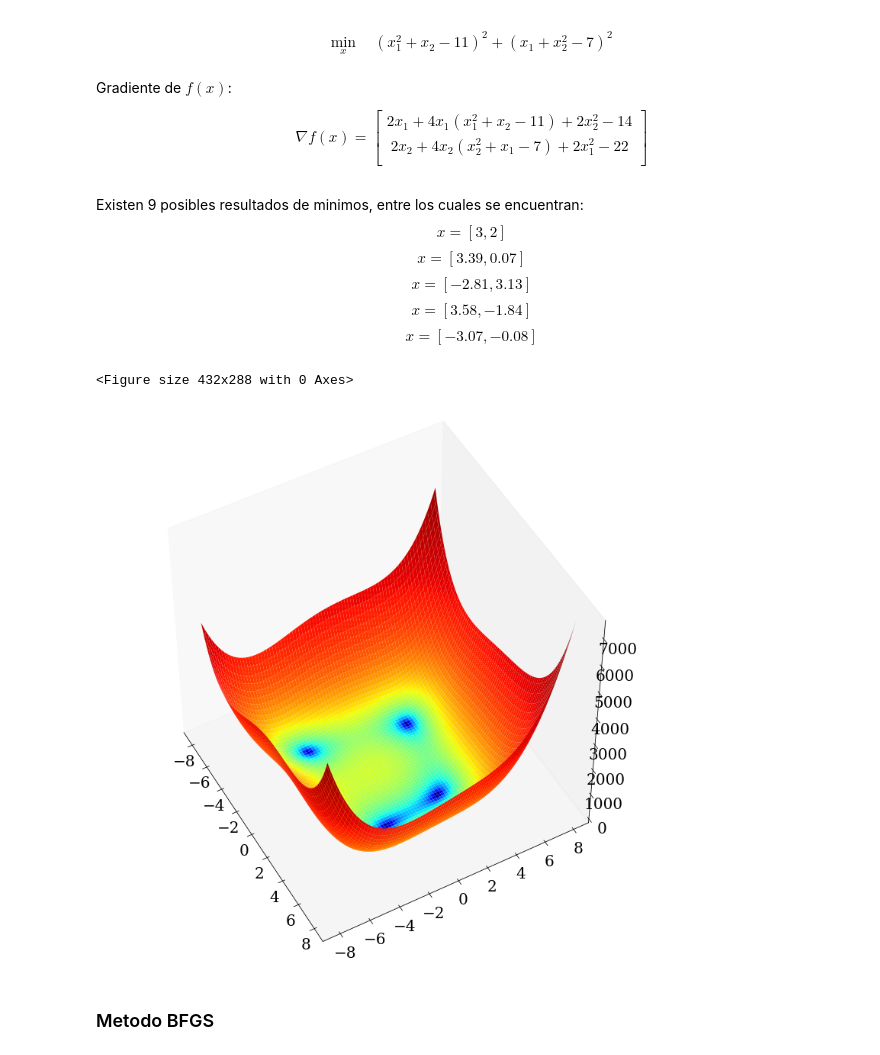
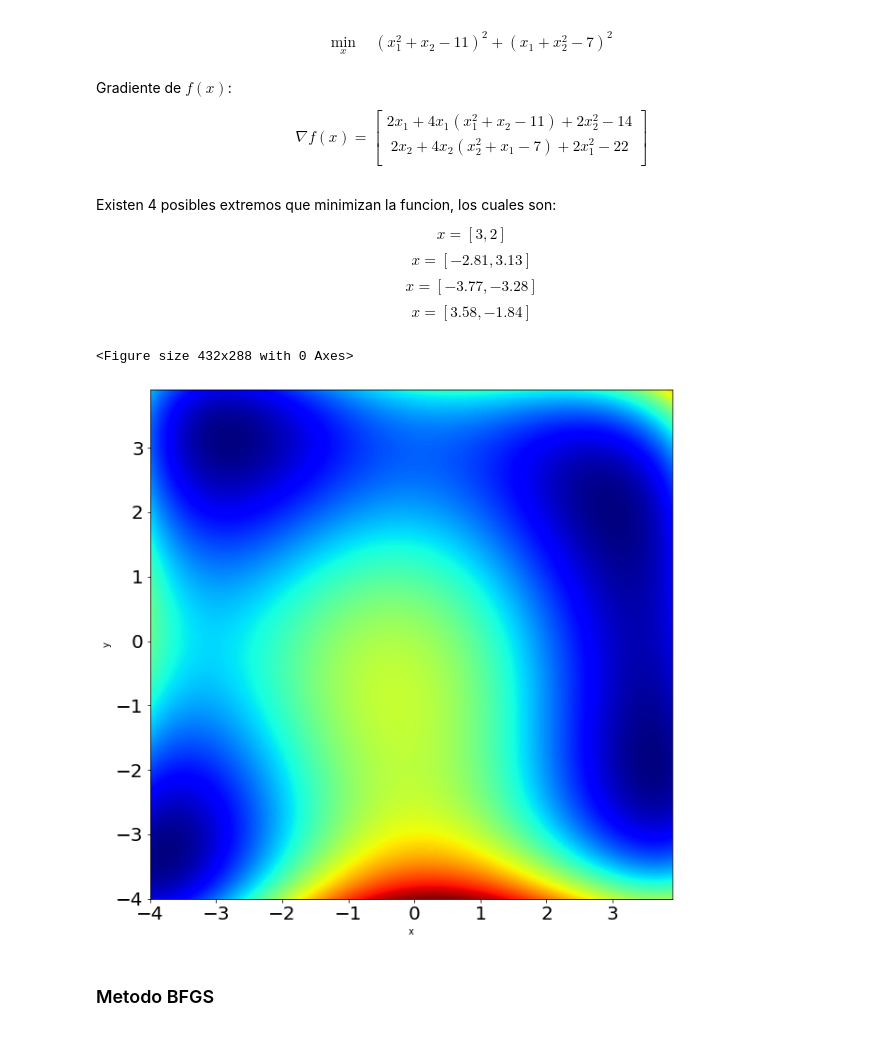
Before and after one commit to josegarciav/MMA-Thesis, a Jupyter notebook: Thesis_MMA_Jose_Garcia_Nov_2022.ipynb, the cells around one changed output. Cells and saved outputs as stored; diff of their text form; code cells hidden in the pictures.

```diff
--- a/Thesis_MMA_Jose_Garcia_Nov_2022.ipynb
+++ b/Thesis_MMA_Jose_Garcia_Nov_2022.ipynb
@@ -17,12 +17,13 @@ $$\nabla f(x) =\begin{bmatrix}
 2x_2 + 4x_2 (x_2^2 + x_1 - 7)+ 2x_1^2 - 22\\
 \end{bmatrix}$$
 # %% [markdown]
-Existen 9 posibles resultados de minimos, entre los cuales se encuentran:
+Existen 4 posibles extremos que minimizan la funcion, los cuales son:
+
+
 $$ x=[3, 2]$$
-$$ x=[3.39, 0.07]$$
 $$ x=[-2.81, 3.13]$$
+$$ x=[-3.77, -3.28]$$
 $$ x=[3.58, -1.84]$$
-$$ x=[-3.07, -0.08]$$
 # %%
 import numpy as np
 import numpy.linalg as ln
@@ -40,37 +41,37 @@ def f1(x):
 # %%
 from mpl_toolkits.mplot3d import Axes3D
 from matplotlib import cm
 from matplotlib.colors import LogNorm
 import matplotlib.pyplot as plt
 import numpy as np
 
 fig = plt.figure()
 fig, axes = plt.subplots(1, 1, sharey=True, figsize=(10, 10))
-ax = Axes3D(fig, azim = -29, elev = 49)
-X = np.arange(-8, 8, 0.1)
-Y = np.arange(-8, 8, 0.1)
+# ax = Axes3D(fig, azim = -29, elev = 49)
+X = np.arange(-4, 4, 0.1)
+Y = np.arange(-4, 4, 0.1)
 X, Y = np.meshgrid(X, Y)
 Z = (X*X+Y-11)**2 + (X+Y*Y-7)**2
-ax.plot_surface(X, Y, Z, rstride = 2, cstride = 2, norm = LogNorm(), cmap = cm.jet)
+# ax.plot_surface(X, Y, Z, rstride = 2, cstride = 2, norm = LogNorm(), cmap = cm.jet)
 # ax.set_title('Función de Himmelblau', fontsize=15)
 ax.tick_params(axis='both', which='major', labelsize=20)
 ax.tick_params(axis='both', which='minor', labelsize=20)
 # Hide grid lines
 plt.axis('on')
 ax.grid(b=None)
 
-# axes.contourf(X, Y, Z, levels=1000, cmap = cm.jet)
-# # plt.title('Gráfico de contorno', fontsize=35)
+axes.contourf(X, Y, Z, levels=1000, cmap = cm.jet)
+# plt.title('Gráfico de contorno', fontsize=35)
 
-# axes.tick_params(axis='both', which='major', labelsize=20)
-# axes.tick_params(axis='both', which='minor', labelsize=20)
+axes.tick_params(axis='both', which='major', labelsize=20)
+axes.tick_params(axis='both', which='minor', labelsize=20)
 
-# plt.xlabel("x")
-# plt.ylabel("y")
-# plt.show()
+plt.xlabel("x")
+plt.ylabel("y")
+plt.show()
 # %% [output]
 <Figure size 432x288 with 0 Axes>
-[figure, old version]
+[figure, new version]
 # %% [markdown]
 ### Metodo BFGS
 # %%
```
Also changed, not shown: parts of 4 cells of this notebook.
